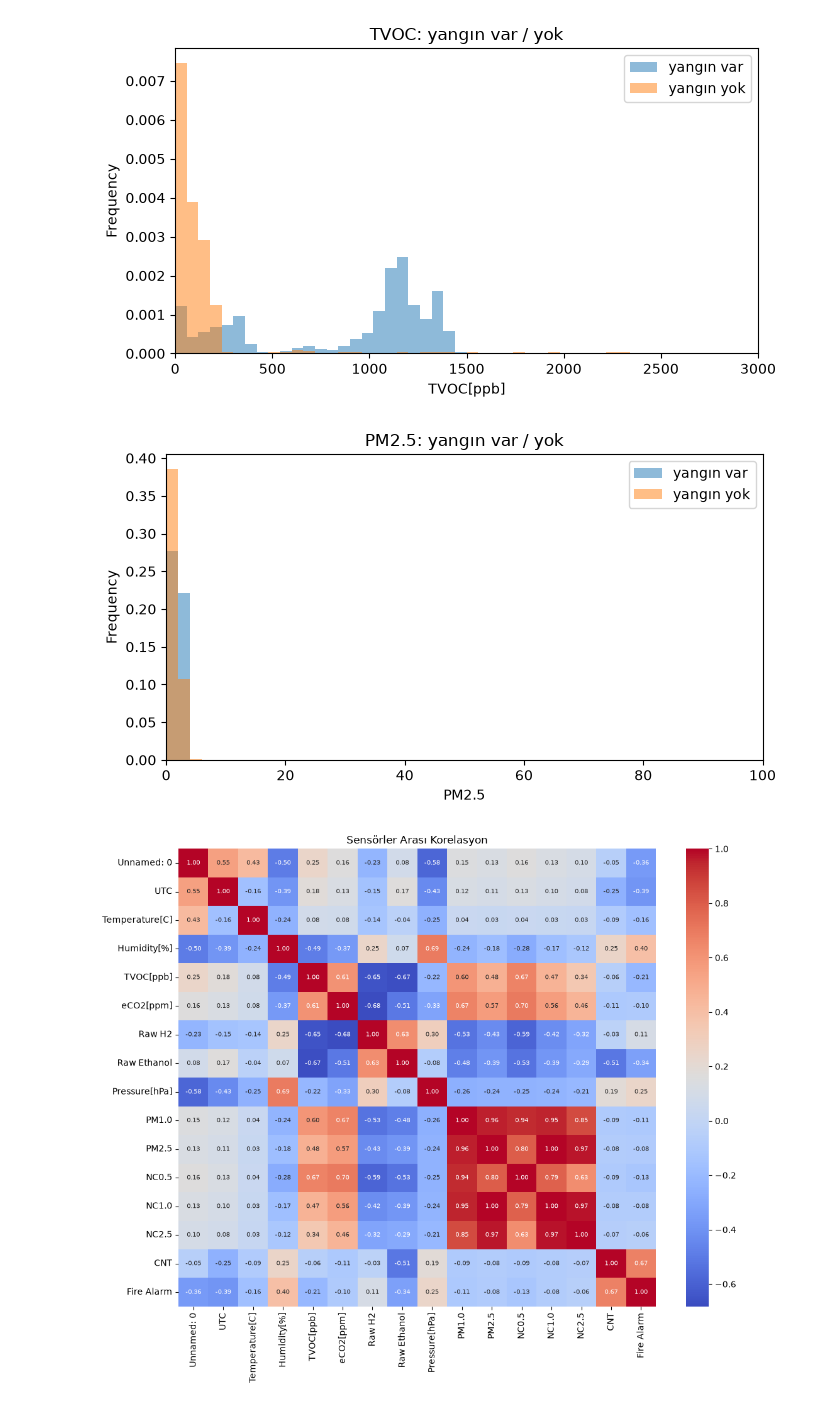
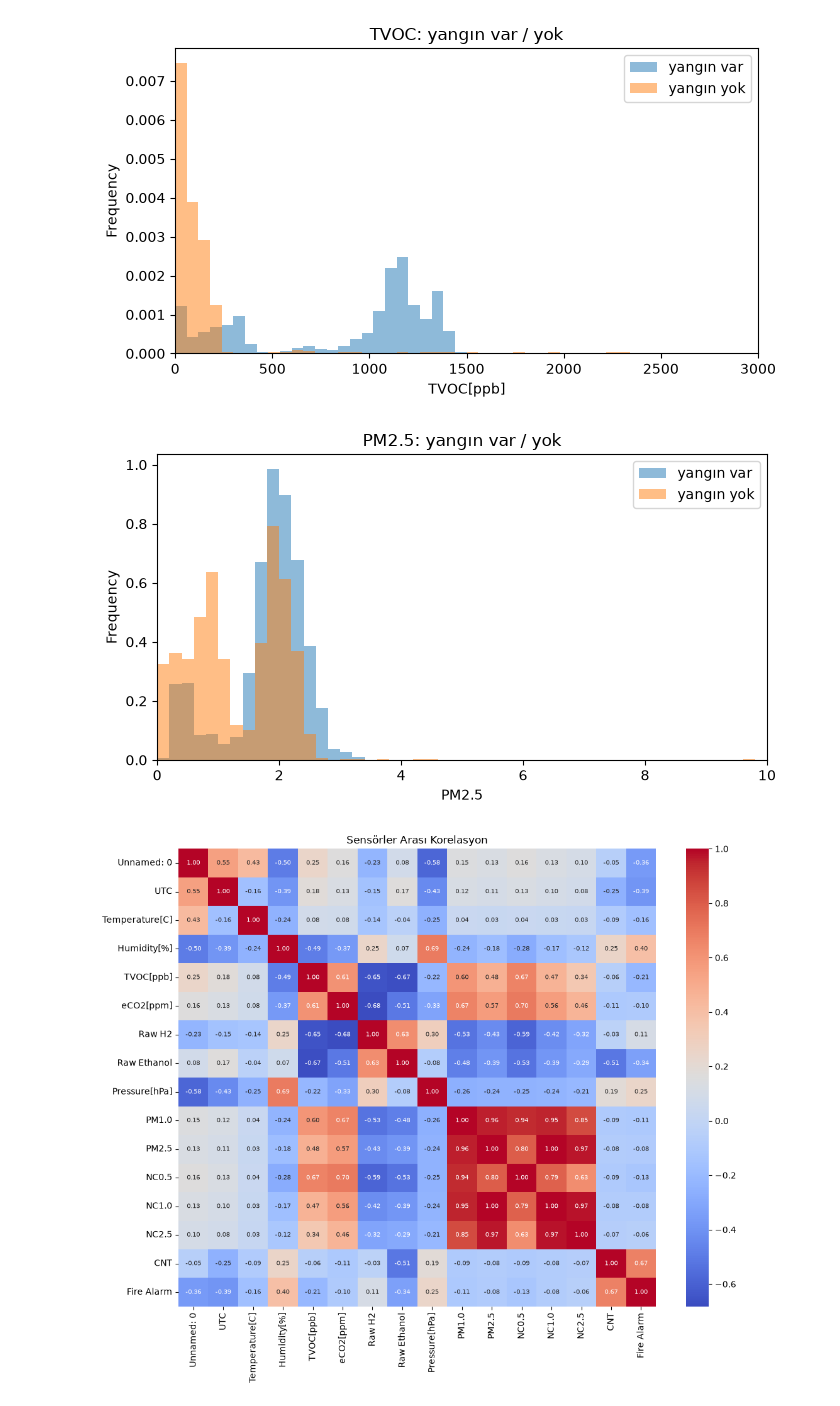
Before and after one commit to karyacankaya/yangin-tespit-asistani, a Jupyter notebook: notebooks/01_sensor_eda.ipynb, the cells around one changed output. Saved outputs shown, nothing was run; the diff lists cells and outputs as text; code cells hidden in the pictures.

```diff
--- a/notebooks/01_sensor_eda.ipynb
+++ b/notebooks/01_sensor_eda.ipynb
@@ -1,7 +1,7 @@
 # %%
 import pandas as pd
 # %%
-df = pd.read_csv("C:/Users/bvsra/Desktop/smoke_detection_iot.csv")
+df = pd.read_csv("../smoke_detection_iot.csv")  # CSV proje klasöründe (GitHub'a gitmez)
 # %%
 df.head()
 # %% [output]
@@ -76,16 +76,16 @@ plt.savefig("tvoc_karsilastirma.png")
 [figure]
 # %%
 plt.figure(figsize=(7, 4))
-df[df["Fire Alarm"]==1]["PM2.5"].plot(kind="hist", bins=50, range=(0, 100), alpha=0.5, density=True)
-df[df["Fire Alarm"]==0]["PM2.5"].plot(kind="hist", bins=50, range=(0, 100), alpha=0.5, density=True)
-plt.xlim(0, 100)
+df[df["Fire Alarm"]==1]["PM2.5"].plot(kind="hist", bins=50, range=(0, 10), alpha=0.5, density=True)
+df[df["Fire Alarm"]==0]["PM2.5"].plot(kind="hist", bins=50, range=(0, 10), alpha=0.5, density=True)
+plt.xlim(0, 10)
 plt.legend(["yangın var","yangın yok"])
 plt.title("PM2.5: yangın var / yok")
 plt.xlabel("PM2.5")
 plt.tight_layout()
 plt.savefig("pm_karsilastirma.png")
 # %% [output]
-[figure, old version]
+[figure, new version]
 # %%
 import seaborn as sns
 plt.figure(figsize=(11, 9))
```
Also changed, not shown: parts of 1 cell of this notebook, 3 other files.
